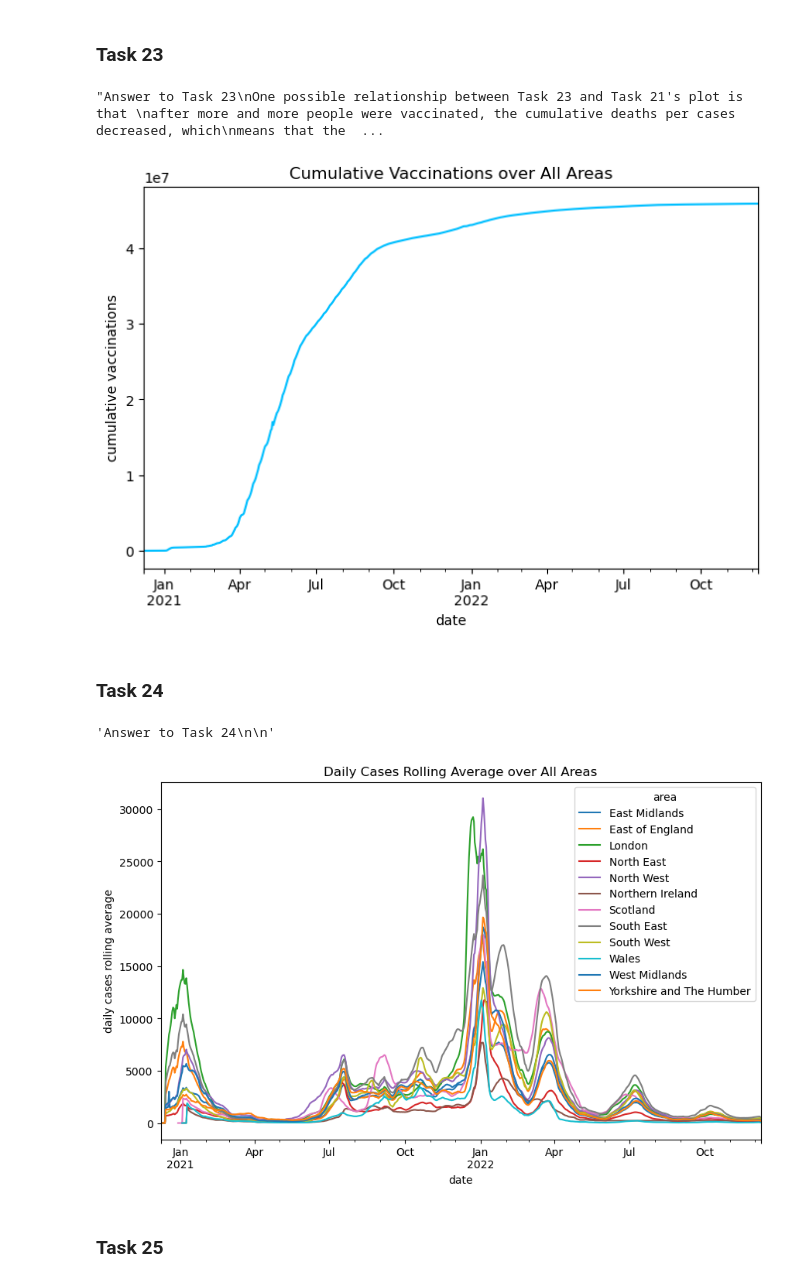
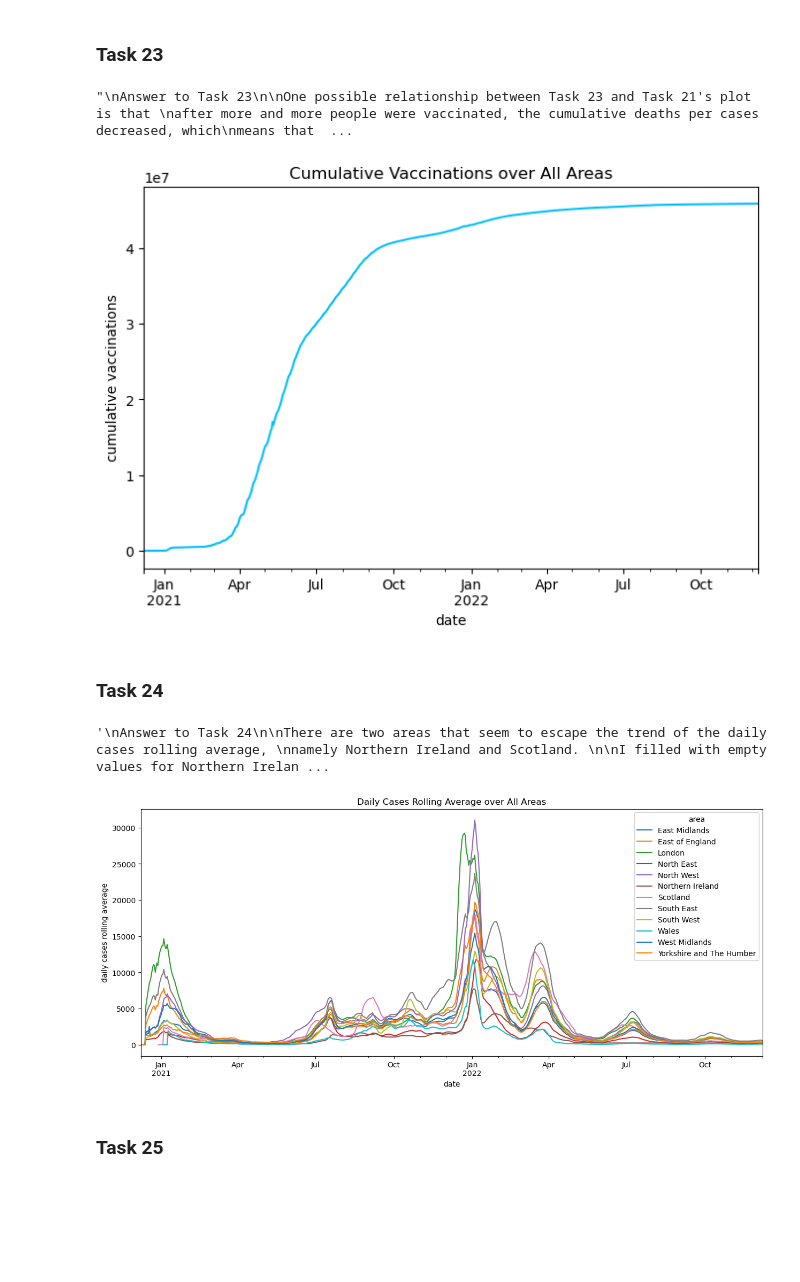
Before and after one commit to congrendai/CW2_for_computer_programing, a Jupyter notebook: CW2_A1.ipynb, the cells around one changed output. Drawn from its saved outputs; the diff is of its cells as text; code cells hidden in the pictures; blank space fills up the shorter version.

```diff
--- a/CW2_A1.ipynb
+++ b/CW2_A1.ipynb
@@ -405,41 +411,41 @@ cumulative_vaccinations_over_all_areas = covid_data.groupby("date")["cumulative_
 # 2.0 Plot to intermediate dataframe
 cumulative_vaccinations_over_all_areas.plot(title = "Cumulative Vaccinations over All Areas", ylabel = "cumulative vaccinations", figsize = (8,5), color = "deepskyblue")
 
-"""Answer to Task 23
+"""
+Answer to Task 23
+
 One possible relationship between Task 23 and Task 21's plot is that
 after more and more people were vaccinated, the cumulative deaths per cases decreased, which
 means that the vaccination could be effective in reducing the deaths and the situation of the
 pandemic was under control.
 """
 # %% [output]
-"Answer to Task 23\nOne possible relationship between Task 23 and Task 21's plot is that \nafter more and more people were vaccinated, the cumulative deaths per cases decreased, which\nmeans that the  ...
+"\nAnswer to Task 23\n\nOne possible relationship between Task 23 and Task 21's plot is that \nafter more and more people were vaccinated, the cumulative deaths per cases decreased, which\nmeans that  ...
 [figure]
 # %% [markdown]
 ### Task 24
 # %%
 # 1.0 Intermediate dataframe
 daily_cases_rolling_average_separated_by_areas = covid_data.groupby(["date","area"])["daily_cases_roll_avg"].sum().unstack()
 
 # 2.0 Plot to intermediate dataframe
-daily_cases_rolling_average_separated_by_areas.plot(figsize=(10, 6), title = "Daily Cases Rolling Average over All Areas", ylabel="daily cases rolling average", xlabel="date")
+daily_cases_rolling_average_separated_by_areas.plot(figsize=(15, 6), title = "Daily Cases Rolling Average over All Areas", ylabel="daily cases rolling average", xlabel="date")
 
 """
 Answer to Task 24
 
 There are two areas that seem to escape the trend of the daily cases rolling average,
 namely Northern Ireland and Scotland.
 
 I filled with empty values for Northern Ireland from 2022/5/20 to 2022/12/08 and
 for Scotland from 2022/12/04 to 2022/12/08. By looking at the data that was before
 2022/5/20 of Northern Ireland, Northern Ireland did not have as many as peak cases
 from July 2021 to the beginning of January 2022 as the other areas. and by looking
 at the data that was before 2022/12/04 of Scotland, Scotland did not have as many as
 peak cases as the other areas from April 2022 to the end of 2022.
-
-
 """
 # %% [output]
-'Answer to Task 24\n\n'
+'\nAnswer to Task 24\n\nThere are two areas that seem to escape the trend of the daily cases rolling average, \nnamely Northern Ireland and Scotland. \n\nI filled with empty values for Northern Irelan ...
-[figure, old version]
+[figure, new version]
 # %% [markdown]
 ### Task 25
```
Also changed, not shown: parts of 10 cells of this notebook.
